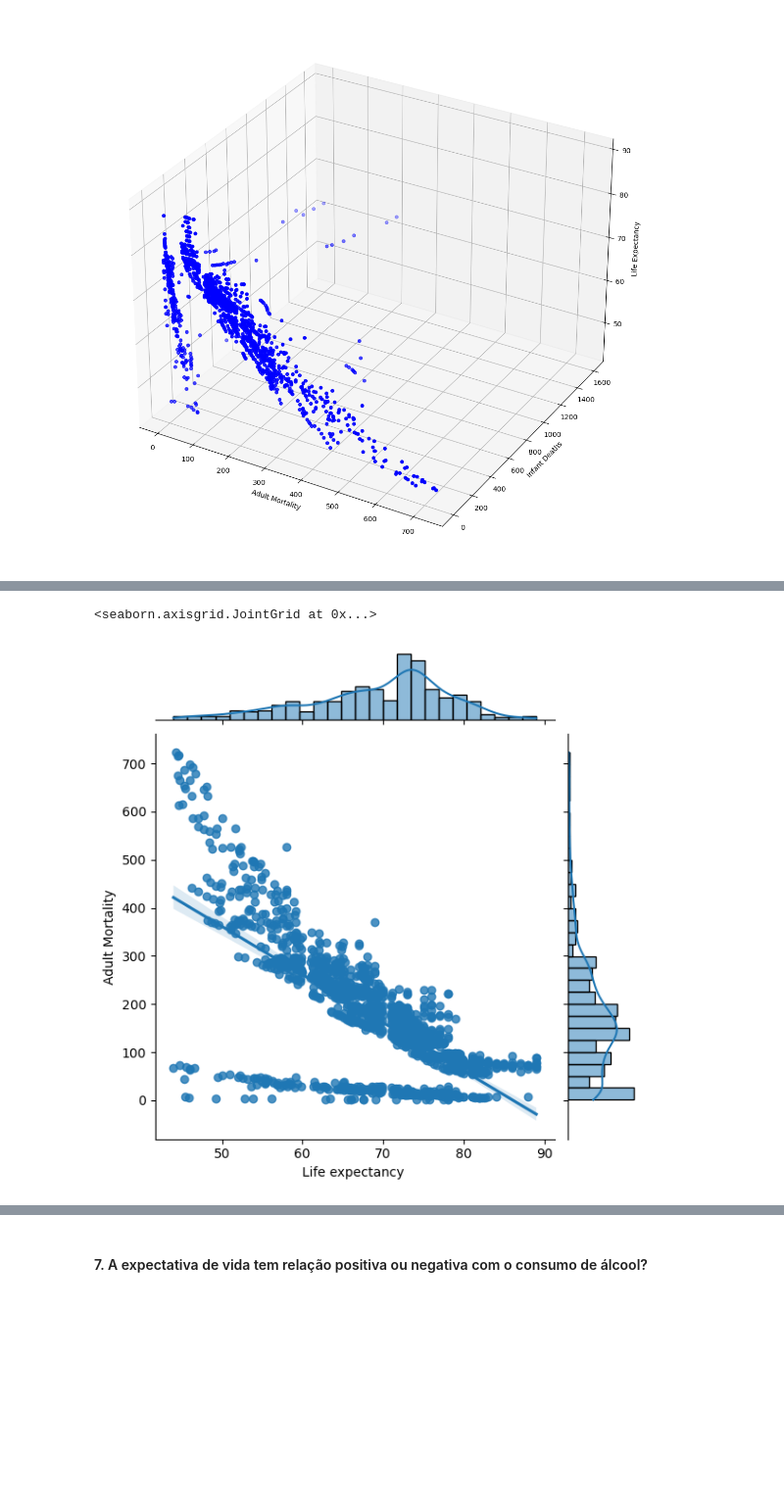
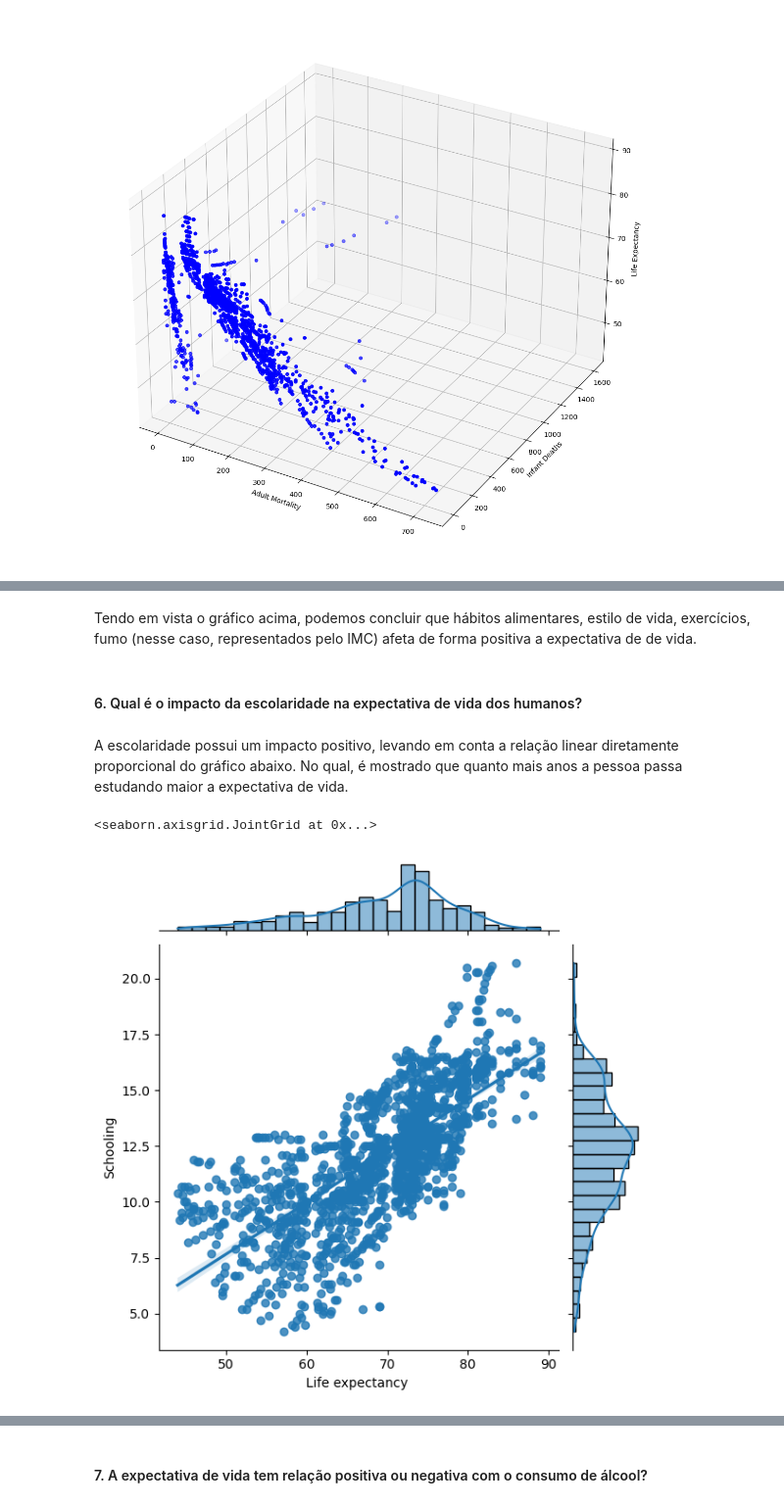
Before and after one commit to R-enanVieira/MachineLearning, a Jupyter notebook: 1o_projeto_tema_01_2024.ipynb, the cells around one changed output, grey strips where cells are left out. Shown at 98% size. Saved outputs shown, nothing was run; the diff lists cells and outputs as text; code cells hidden in the pictures; blank space fills up the shorter version.

```diff
--- a/1o_projeto_tema_01_2024.ipynb
+++ b/1o_projeto_tema_01_2024.ipynb
@@ -273,5 +359,11 @@ sns.jointplot(x='Life expectancy ', y='infant deaths', data=data, kind='reg')
+# %% [markdown]
+Tendo em vista o gráfico acima, podemos concluir que hábitos alimentares, estilo de vida, exercícios, fumo (nesse caso, representados pelo IMC) afeta de forma positiva a expectativa de de vida.
+# %% [markdown]
+#### 6. Qual é o impacto da escolaridade na expectativa de vida dos humanos?
+# %% [markdown]
+A escolaridade possui um impacto positivo, levando em conta a relação linear diretamente proporcional do gráfico abaixo. No qual, é mostrado que quanto mais anos a pessoa passa estudando maior a expectativa de vida.
 # %%
-sns.jointplot(x='Life expectancy ', y='Adult Mortality', data=data, kind='reg')
+sns.jointplot(x='Life expectancy ', y='Schooling', data=data, kind='reg')
 # %% [output]
 <seaborn.axisgrid.JointGrid at 0x...>
-[figure, old version]
+[figure, new version]
```
Also changed, not shown: parts of 24 cells of this notebook.
